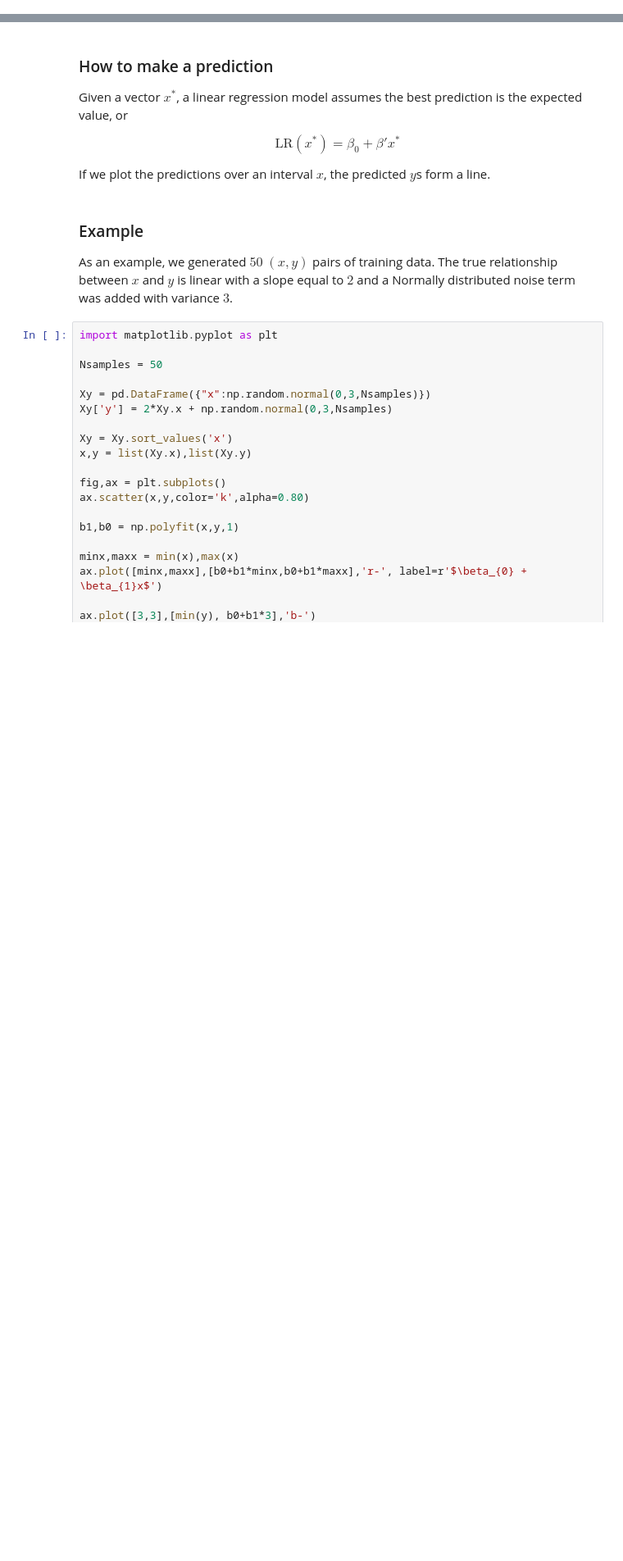
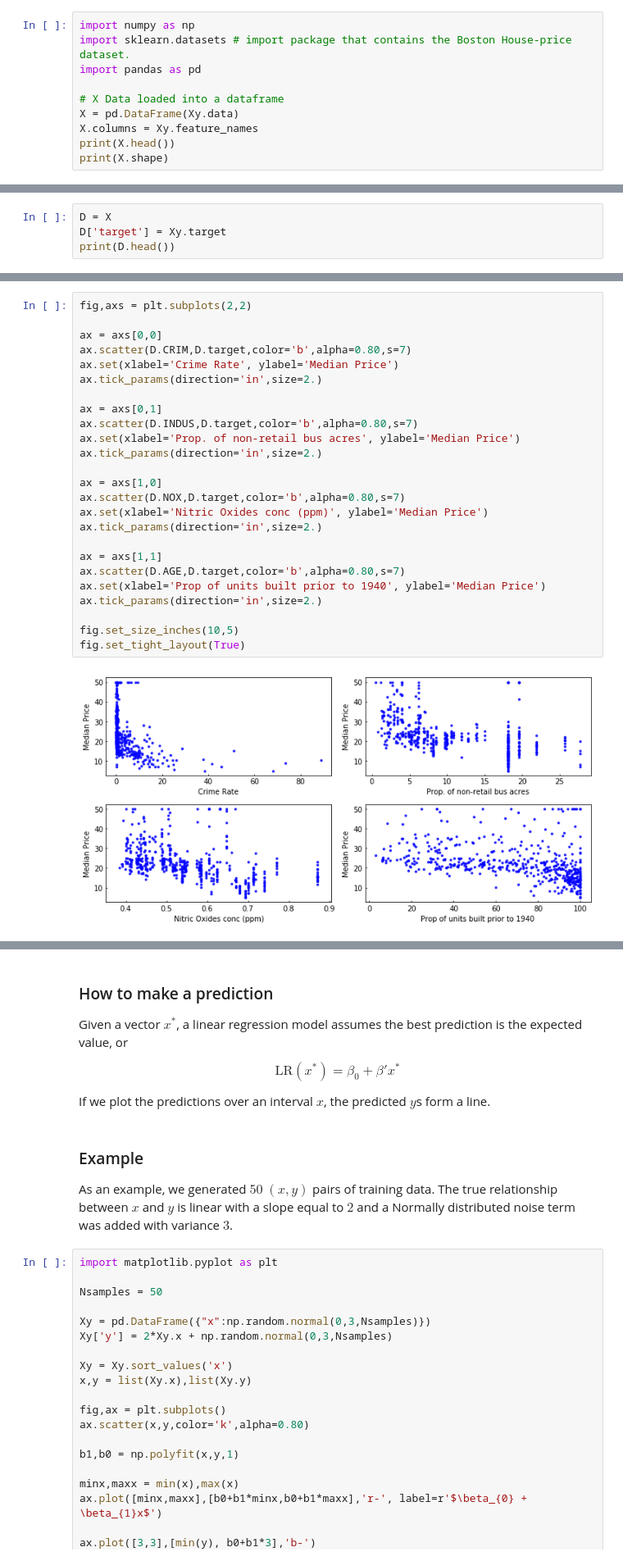
Before and after one commit to tomcm39/regression, a Jupyter notebook: GuidingPrinciplesForRegression.ipynb, the cells around one changed output, grey strips where cells are left out. Shown at 82% size. Drawn from its saved outputs; the diff is of its cells as text; blank space fills up the shorter version.

```diff
--- a/GuidingPrinciplesForRegression.ipynb
+++ b/GuidingPrinciplesForRegression.ipynb
@@ -101,0 +75,10 @@ Linear and KNN regression will input $X$ and output predictions, or viewed as a
+# %%
+import numpy as np
+import sklearn.datasets # import package that contains the Boston House-price dataset.
+import pandas as pd
+
+# X Data loaded into a dataframe
+X = pd.DataFrame(Xy.data)
+X.columns = Xy.feature_names
+print(X.head())
+print(X.shape)
@@ -101,0 +117,4 @@ Linear and KNN regression will input $X$ and output predictions, or viewed as a
+# %%
+D = X
+D['target'] = Xy.target
+print(D.head())
@@ -101,0 +135,27 @@ Linear and KNN regression will input $X$ and output predictions, or viewed as a
+# %%
+fig,axs = plt.subplots(2,2)
+
+ax = axs[0,0]
+ax.scatter(D.CRIM,D.target,color='b',alpha=0.80,s=7)
+ax.set(xlabel='Crime Rate', ylabel='Median Price')
+ax.tick_params(direction='in',size=2.)
+
+ax = axs[0,1]
+ax.scatter(D.INDUS,D.target,color='b',alpha=0.80,s=7)
+ax.set(xlabel='Prop. of non-retail bus acres', ylabel='Median Price')
+ax.tick_params(direction='in',size=2.)
+
+ax = axs[1,0]
+ax.scatter(D.NOX,D.target,color='b',alpha=0.80,s=7)
+ax.set(xlabel='Nitric Oxides conc (ppm)', ylabel='Median Price')
+ax.tick_params(direction='in',size=2.)
+
+ax = axs[1,1]
+ax.scatter(D.AGE,D.target,color='b',alpha=0.80,s=7)
+ax.set(xlabel='Prop of units built prior to 1940', ylabel='Median Price')
+ax.tick_params(direction='in',size=2.)
+
+fig.set_size_inches(10,5)
+fig.set_tight_layout(True)
+# %% [output]
+[figure, added]
```
Also changed, not shown: parts of 29 cells of this notebook.
